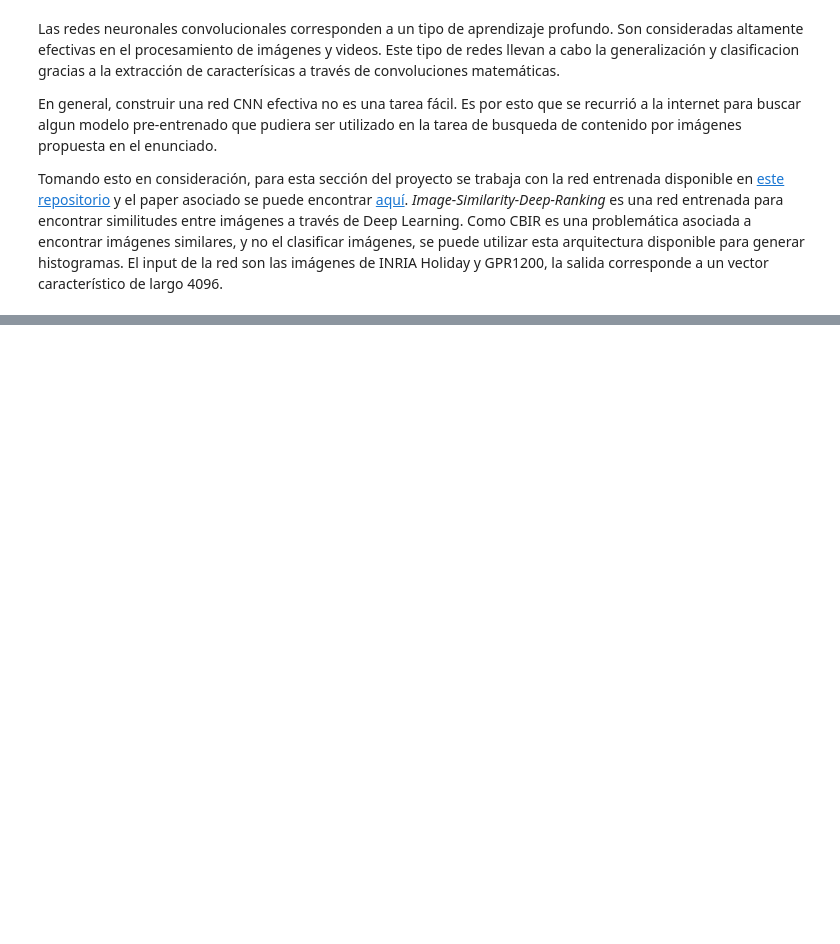
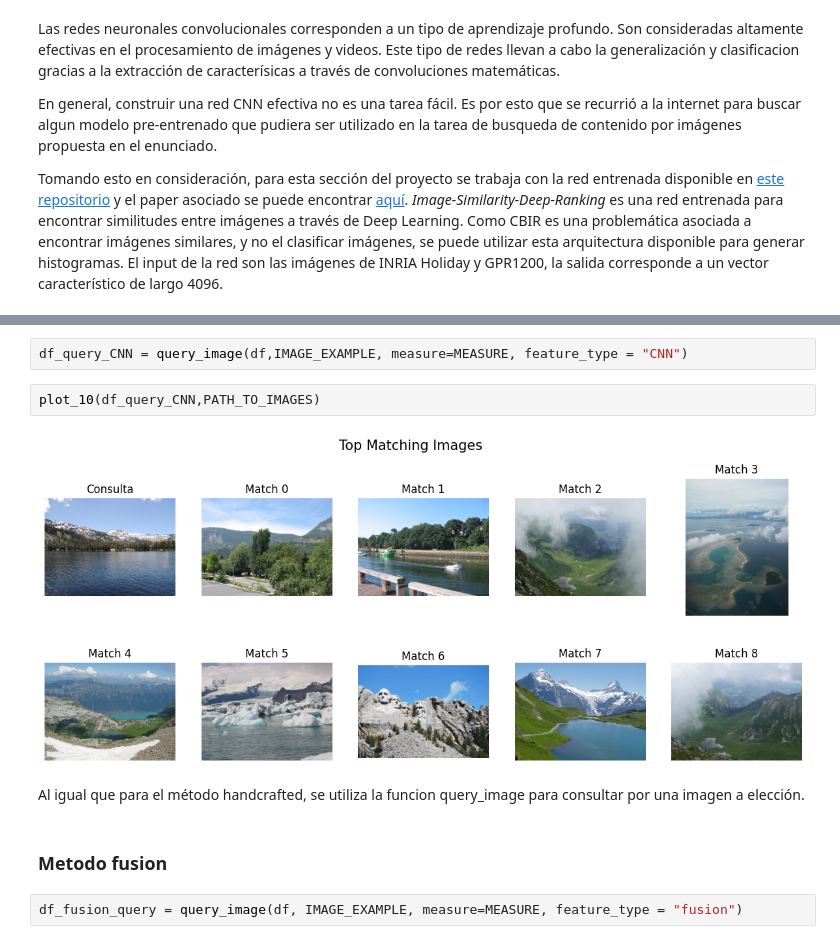
Before and after one commit to pabloyzm/LabInt, a Jupyter notebook: informe_final.ipynb, the cells around one changed output, grey strips where cells are left out. Drawn from its saved outputs; the diff is of its cells as text; blank space fills up the shorter version.

```diff
--- a/informe_final.ipynb
+++ b/informe_final.ipynb
@@ -98,0 +119,12 @@ plot_histogram(df,0,n_bins=4096, feature_type='CNN')
+# %%
+df_query_CNN = query_image(df,IMAGE_EXAMPLE, measure=MEASURE, feature_type = "CNN")
+# %%
+plot_10(df_query_CNN,PATH_TO_IMAGES)
+# %% [output]
+[figure, added]
+# %% [markdown]
+Al igual que para el método handcrafted, se utiliza la funcion query_image para consultar por una imagen a elección.
+# %% [markdown]
+### Metodo fusion
+# %%
+df_fusion_query = query_image(df, IMAGE_EXAMPLE, measure=MEASURE, feature_type = "fusion")
```
Also changed, not shown: parts of 15 cells of this notebook, 1 other file.
